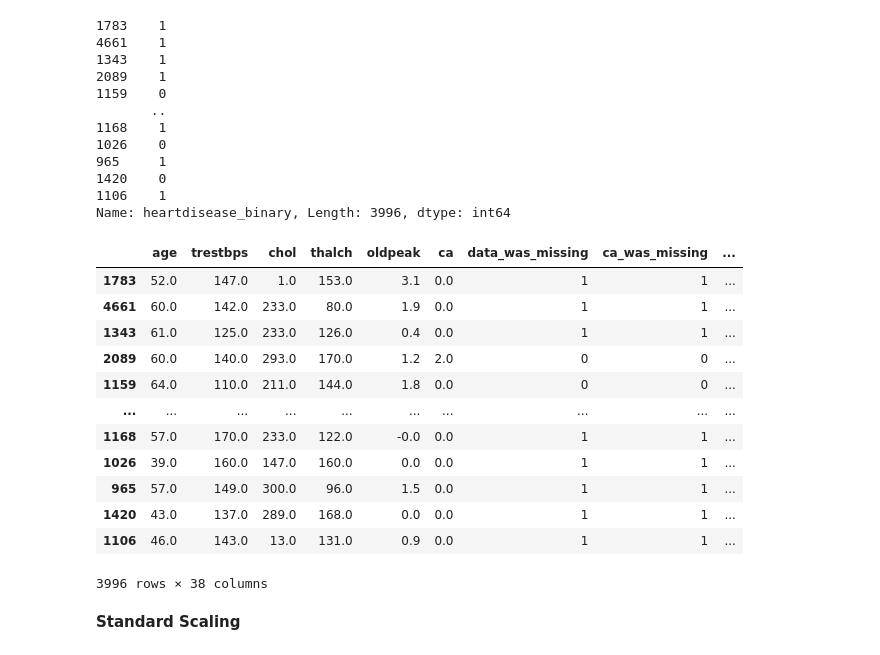
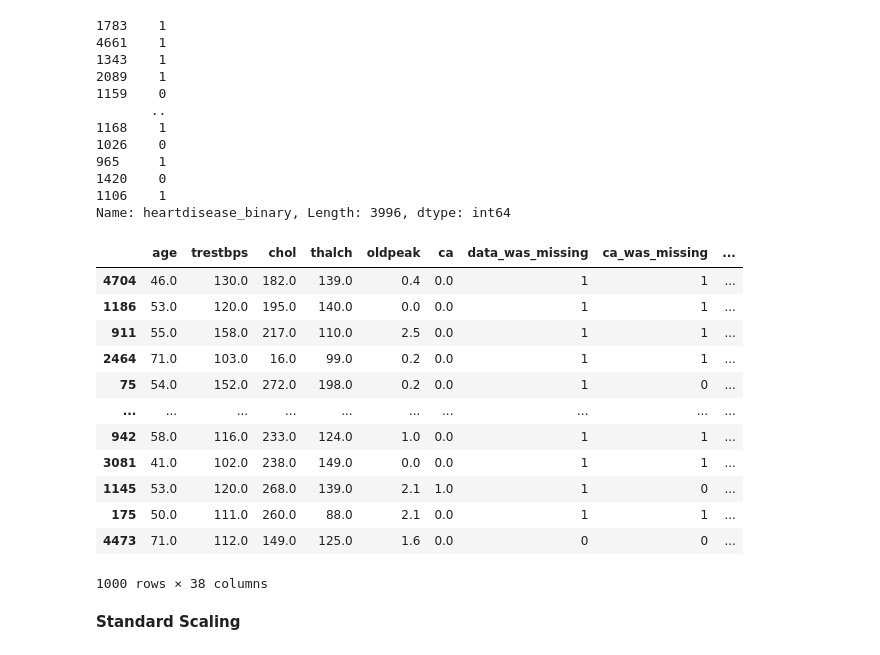
Before and after one commit to phoebehr/heartdisease, a Jupyter notebook: Preprocess_expanded.ipynb, the cells around one changed output. Saved outputs shown, nothing was run; the diff lists cells and outputs as text; code cells hidden in the pictures.

```diff
--- a/Preprocess_expanded.ipynb
+++ b/Preprocess_expanded.ipynb
@@ -340,21 +341,21 @@ y_train
 1106    1
 Name: heartdisease_binary, Length: 3996, dtype: int64
 # %%
-X_train_raw
+X_test_raw
 # %% [output]
 |  | age | trestbps | chol | thalch | oldpeak | ca | data_was_missing | ca_was_missing | ... |
-| 1783 | 52.0 | 147.0 | 1.0 | 153.0 | 3.1 | 0.0 | 1 | 1 | ... |
-| 4661 | 60.0 | 142.0 | 233.0 | 80.0 | 1.9 | 0.0 | 1 | 1 | ... |
-| 1343 | 61.0 | 125.0 | 233.0 | 126.0 | 0.4 | 0.0 | 1 | 1 | ... |
-| 2089 | 60.0 | 140.0 | 293.0 | 170.0 | 1.2 | 2.0 | 0 | 0 | ... |
-| 1159 | 64.0 | 110.0 | 211.0 | 144.0 | 1.8 | 0.0 | 0 | 0 | ... |
+| 4704 | 46.0 | 130.0 | 182.0 | 139.0 | 0.4 | 0.0 | 1 | 1 | ... |
+| 1186 | 53.0 | 120.0 | 195.0 | 140.0 | 0.0 | 0.0 | 1 | 1 | ... |
+| 911 | 55.0 | 158.0 | 217.0 | 110.0 | 2.5 | 0.0 | 1 | 1 | ... |
+| 2464 | 71.0 | 103.0 | 16.0 | 99.0 | 0.2 | 0.0 | 1 | 1 | ... |
+| 75 | 54.0 | 152.0 | 272.0 | 198.0 | 0.2 | 0.0 | 1 | 0 | ... |
 | ... | ... | ... | ... | ... | ... | ... | ... | ... | ... |
-| 1168 | 57.0 | 170.0 | 233.0 | 122.0 | -0.0 | 0.0 | 1 | 1 | ... |
-| 1026 | 39.0 | 160.0 | 147.0 | 160.0 | 0.0 | 0.0 | 1 | 1 | ... |
-| 965 | 57.0 | 149.0 | 300.0 | 96.0 | 1.5 | 0.0 | 1 | 1 | ... |
-| 1420 | 43.0 | 137.0 | 289.0 | 168.0 | 0.0 | 0.0 | 1 | 1 | ... |
-| 1106 | 46.0 | 143.0 | 13.0 | 131.0 | 0.9 | 0.0 | 1 | 1 | ... |
+| 942 | 58.0 | 116.0 | 233.0 | 124.0 | 1.0 | 0.0 | 1 | 1 | ... |
+| 3081 | 41.0 | 102.0 | 238.0 | 149.0 | 0.0 | 0.0 | 1 | 1 | ... |
+| 1145 | 53.0 | 120.0 | 268.0 | 139.0 | 2.1 | 1.0 | 1 | 0 | ... |
+| 175 | 50.0 | 111.0 | 260.0 | 88.0 | 2.1 | 0.0 | 1 | 1 | ... |
+| 4473 | 71.0 | 112.0 | 149.0 | 125.0 | 1.6 | 0.0 | 0 | 0 | ... |
-3996 rows × 38 columns
+1000 rows × 38 columns
 # %% [markdown]
 **Standard Scaling**
 # %%
```
Also changed, not shown: parts of 8 cells of this notebook.
